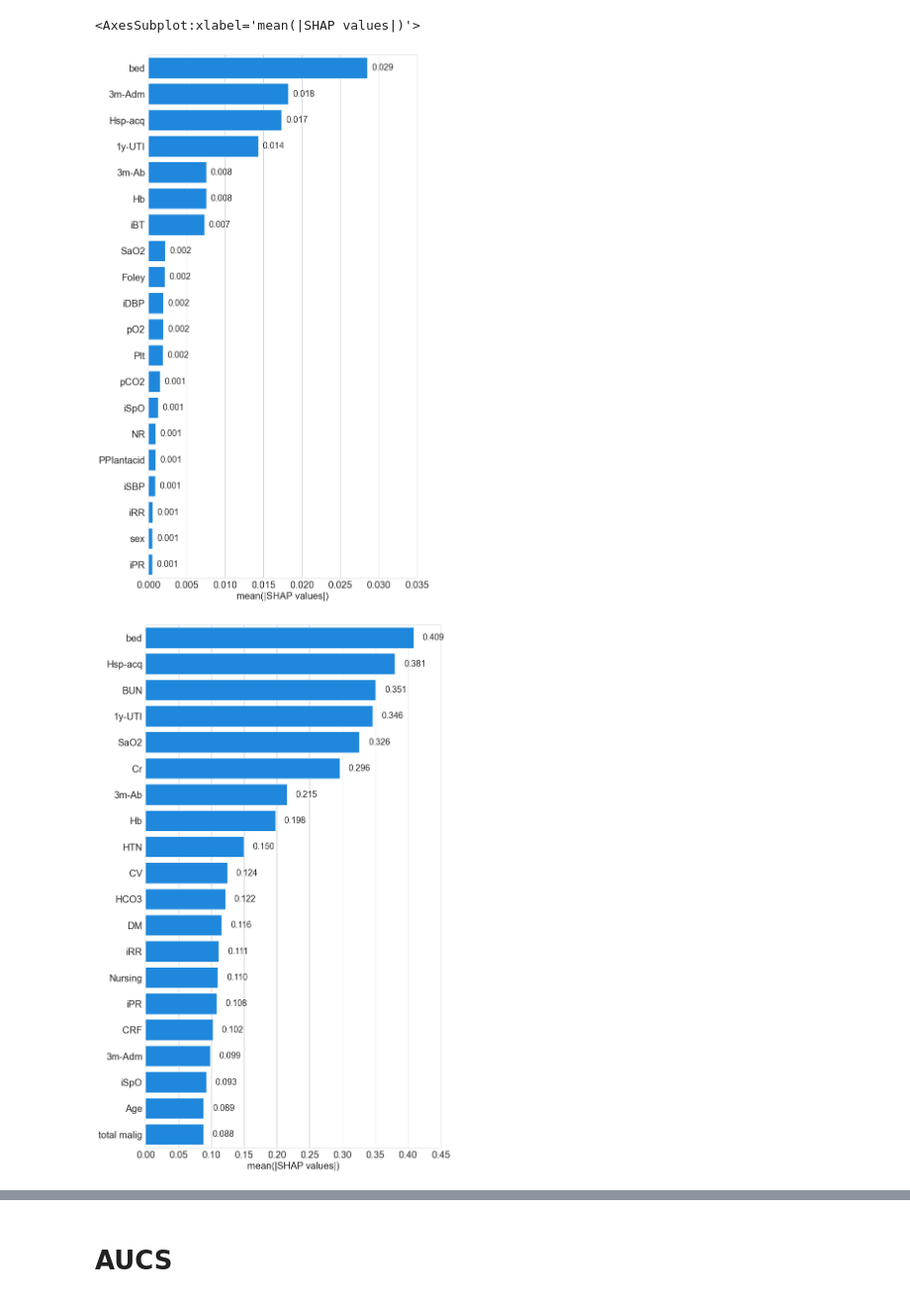
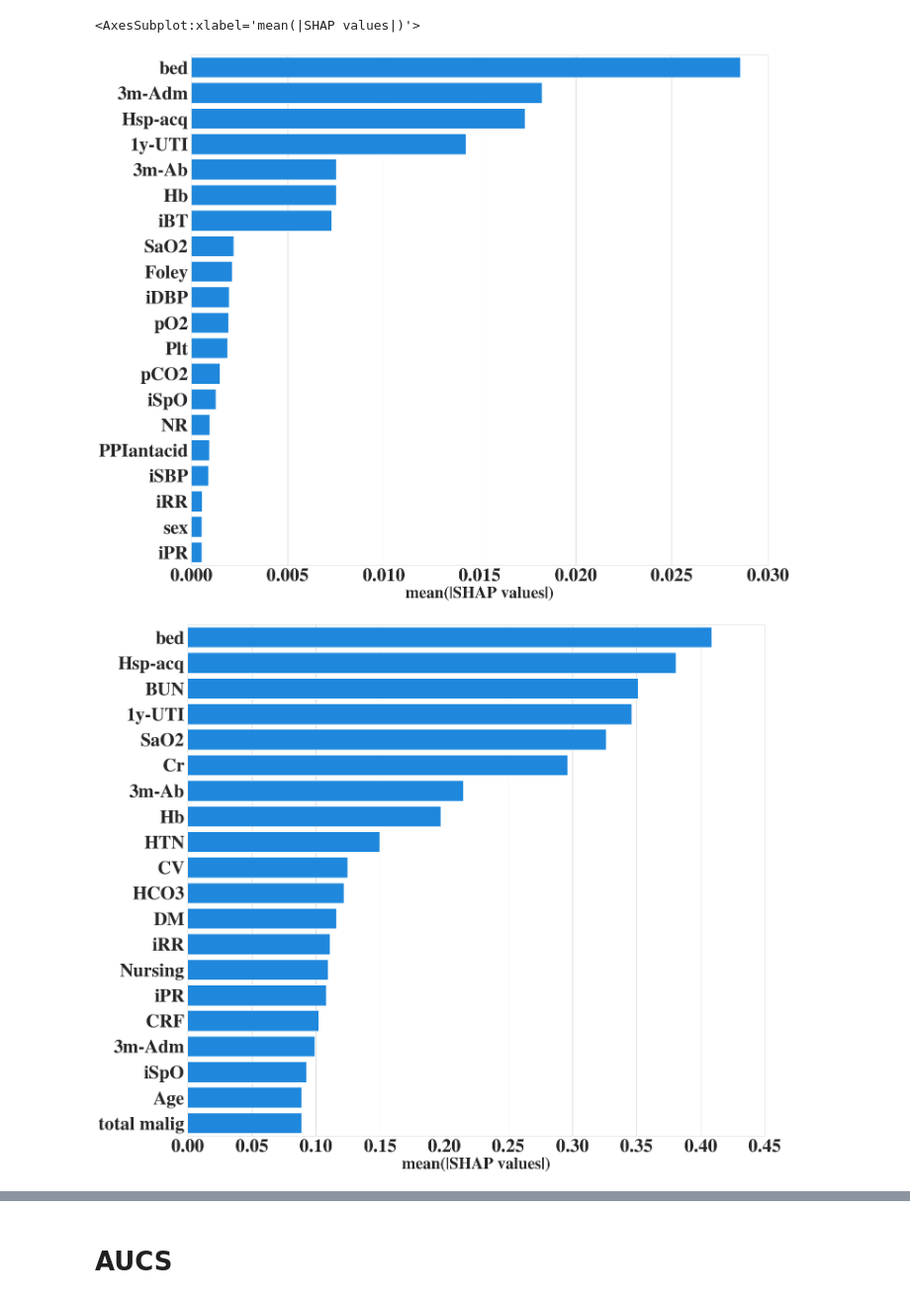
Before and after one commit to bub3690/22-1_multivariate, a Jupyter notebook: final_project/Figure.ipynb, the cells around one changed output, grey strips where cells are left out. Shown at 99% size. Drawn from its saved outputs; the diff is of its cells as text; code cells hidden in the pictures.

Commit message:
Update Fonts

```diff
--- a/final_project/Figure.ipynb
+++ b/final_project/Figure.ipynb
@@ -384,52 +453,67 @@ plot
 # %% [output]
 <AxesSubplot:xlabel='mean(|SHAP values|)'>
 # %%
-plt.figure(figsize=(10,20))
+plt.figure(figsize=(22,20))
 #sns.set( rc = {'figure.figsize' : ( 10, 20 ),
 #               'axes.labelsize' : 10 })
 sns.set_style("whitegrid")
+matplotlib.rcParams.update(
+    {
+        'text.usetex': False,
+        'font.family': 'stixgeneral',
+        'mathtext.fontset': 'stix',
+    }
+)
 
 
 plot =sns.barplot(
     data= origin_shap_val,
     x= 'mean_shap_values',
     y= "col",
     color='#008bfb'
 )
 for i, bar in enumerate(plot.axes.patches):
     h = bar.get_width()
-    plot.axes.text(
-        h+0.002, # bar index (x coordinate of text)
-        i, # y coordinate of text
-        '{:.3f}'.format(h),  # y label
-        ha='center',
-        va='center',
-        #fontweight='bold',
-        size=30)
-plot.axes.set_xlim(0,0.035)
+#     plot.axes.text(
+#         h+0.002, # bar index (x coordinate of text)
+#         i, # y coordinate of text
+#         '{:.3f}'.format(h),  # y label
+#         ha='center',
+#         va='center',
+#         #fontweight='bold',
+#         size=30)
+plot.axes.set_xlim(0,0.03)
 #plot.set(xticklabels=[])
 #plot.set(title='Penguins: Body Mass by Species for Gender')
 plot.set(ylabel=None)
-plot.set_xlabel("mean(|SHAP values|)",fontsize=20)
+plt.xticks(fontsize=40,fontweight='bold')
+plt.yticks(fontsize=40,fontweight='bold')
+plot.set_xlabel("mean(|SHAP values|)",fontsize=35,fontweight='bold')
 #plot.tick_params(left=False)  # remove the ticks
 plt.savefig('./FIGURES/rf_shap.png')
 
 
 #colors = ['#008bfb']
 #sns.set_palette(sns.color_palette(colors))
 # %% [output]
-[figure, old version]
+[figure, new version]
 # %%
 
 origin_shap_val = pd.read_excel("./values/logitic_shap_val.xlsx")
 origin_shap_val = origin_shap_val[:20]
 origin_shap_val
 
-plt.figure(figsize=(11,20))
+plt.figure(figsize=(22,20))
 #sns.set( rc = {'figure.figsize' : ( 10, 20 ),
 #               'axes.labelsize' : 10 })
 sns.set_style("whitegrid")
-
+matplotlib.rcParams.update(
+    {
+        'text.usetex': False,
+        'font.family': 'stixgeneral',
+        'mathtext.fontset': 'stix',
+    }
+)
 
 plot =sns.barplot(
     data= origin_shap_val,
@@ -439,19 +523,21 @@ plot =sns.barplot(
 )
 for i, bar in enumerate(plot.axes.patches):
     h = bar.get_width()
-    plot.axes.text(
-        h+0.03, # bar index (x coordinate of text)
-        i, # y coordinate of text
-        '{:.3f}'.format(h),  # y label
-        ha='center',
-        va='center',
-        #fontweight='bold',
-        size=18)
+#     plot.axes.text(
+#         h+0.03, # bar index (x coordinate of text)
+#         i, # y coordinate of text
+#         '{:.3f}'.format(h),  # y label
+#         ha='center',
+#         va='center',
+#         #fontweight='bold',
+#         size=18)
 plot.axes.set_xlim(0,0.45)
 #plot.set(xticklabels=[])
 #plot.set(title='Penguins: Body Mass by Species for Gender')
 plot.set(ylabel=None)
-plot.set_xlabel("mean(|SHAP values|)",fontsize=20)
+plt.xticks(fontsize=40,fontweight='bold')
+plt.yticks(fontsize=40,fontweight='bold')
+plot.set_xlabel("mean(|SHAP values|)",fontsize=35,fontweight='bold')
 #plot.tick_params(left=False)  # remove the ticks
 plt.savefig('./FIGURES/logistic_shap.png')
 
@@ -459,7 +545,7 @@ plt.savefig('./FIGURES/logistic_shap.png')
 #colors = ['#008bfb']
 #sns.set_palette(sns.color_palette(colors))
 # %% [output]
-[figure, old version]
+[figure, new version]
 # %%
 
 origin_shap_val = pd.read_excel("./values/svm_shap_val.xlsx")
```
Also changed, not shown: parts of 7 cells of this notebook, 16 other files.
